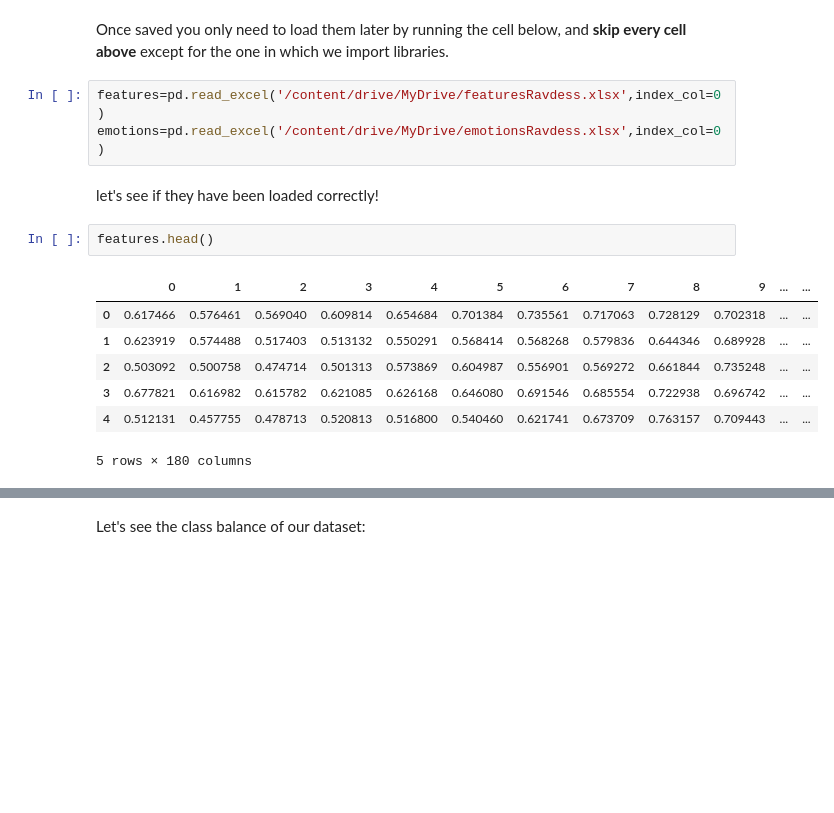
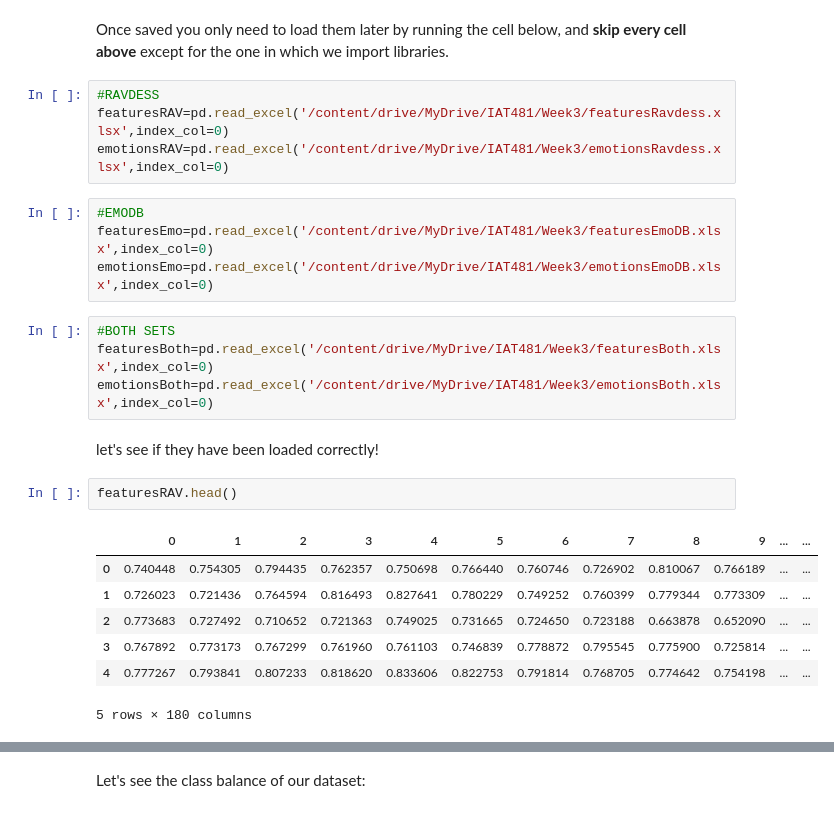
Before and after one commit to mxsu/Week3-Machine_Learning, a Jupyter notebook: Week_3_MachineLearning.ipynb, the cells around one changed output, grey strips where cells are left out. Cells and saved outputs as stored; diff of their text form; blank space fills up the shorter version.

```diff
--- a/Week_3_MachineLearning.ipynb
+++ b/Week_3_MachineLearning.ipynb
@@ -212,17 +492,26 @@ emotions_df.to_excel('/content/drive/MyDrive/emotionsRavdess.xlsx')
 # %% [markdown]
 Once saved you only need to load them later by running the cell below, and **skip every cell above** except for the one in which we import libraries.
 # %%
-features=pd.read_excel('/content/drive/MyDrive/featuresRavdess.xlsx',index_col=0)
-emotions=pd.read_excel('/content/drive/MyDrive/emotionsRavdess.xlsx',index_col=0)
+#RAVDESS
+featuresRAV=pd.read_excel('/content/drive/MyDrive/IAT481/Week3/featuresRavdess.xlsx',index_col=0)
+emotionsRAV=pd.read_excel('/content/drive/MyDrive/IAT481/Week3/emotionsRavdess.xlsx',index_col=0)
+# %%
+#EMODB
+featuresEmo=pd.read_excel('/content/drive/MyDrive/IAT481/Week3/featuresEmoDB.xlsx',index_col=0)
+emotionsEmo=pd.read_excel('/content/drive/MyDrive/IAT481/Week3/emotionsEmoDB.xlsx',index_col=0)
+# %%
+#BOTH SETS
+featuresBoth=pd.read_excel('/content/drive/MyDrive/IAT481/Week3/featuresBoth.xlsx',index_col=0)
+emotionsBoth=pd.read_excel('/content/drive/MyDrive/IAT481/Week3/emotionsBoth.xlsx',index_col=0)
 # %% [markdown]
 let's see if they have been loaded correctly!
 # %%
-features.head()
+featuresRAV.head()
 # %% [output]
 |  | 0 | 1 | 2 | 3 | 4 | 5 | 6 | 7 | 8 | 9 | ... | ... |
-| 0 | 0.617466 | 0.576461 | 0.569040 | 0.609814 | 0.654684 | 0.701384 | 0.735561 | 0.717063 | 0.728129 | 0.702318 | ... | ... |
-| 1 | 0.623919 | 0.574488 | 0.517403 | 0.513132 | 0.550291 | 0.568414 | 0.568268 | 0.579836 | 0.644346 | 0.689928 | ... | ... |
-| 2 | 0.503092 | 0.500758 | 0.474714 | 0.501313 | 0.573869 | 0.604987 | 0.556901 | 0.569272 | 0.661844 | 0.735248 | ... | ... |
-| 3 | 0.677821 | 0.616982 | 0.615782 | 0.621085 | 0.626168 | 0.646080 | 0.691546 | 0.685554 | 0.722938 | 0.696742 | ... | ... |
-| 4 | 0.512131 | 0.457755 | 0.478713 | 0.520813 | 0.516800 | 0.540460 | 0.621741 | 0.673709 | 0.763157 | 0.709443 | ... | ... |
+| 0 | 0.740448 | 0.754305 | 0.794435 | 0.762357 | 0.750698 | 0.766440 | 0.760746 | 0.726902 | 0.810067 | 0.766189 | ... | ... |
+| 1 | 0.726023 | 0.721436 | 0.764594 | 0.816493 | 0.827641 | 0.780229 | 0.749252 | 0.760399 | 0.779344 | 0.773309 | ... | ... |
+| 2 | 0.773683 | 0.727492 | 0.710652 | 0.721363 | 0.749025 | 0.731665 | 0.724650 | 0.723188 | 0.663878 | 0.652090 | ... | ... |
+| 3 | 0.767892 | 0.773173 | 0.767299 | 0.761960 | 0.761103 | 0.746839 | 0.778872 | 0.795545 | 0.775900 | 0.725814 | ... | ... |
+| 4 | 0.777267 | 0.793841 | 0.807233 | 0.818620 | 0.833606 | 0.822753 | 0.791814 | 0.768705 | 0.774642 | 0.754198 | ... | ... |
 5 rows × 180 columns
```
Also changed, not shown: parts of 35 cells of this notebook.
